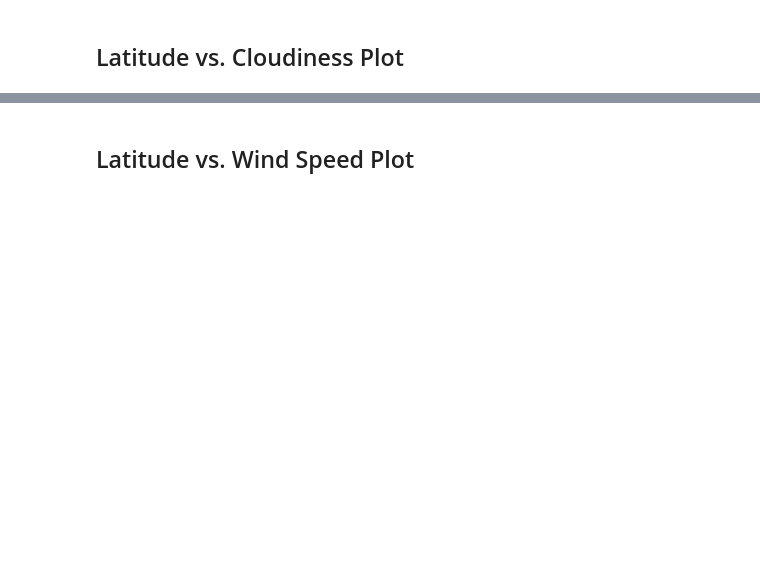
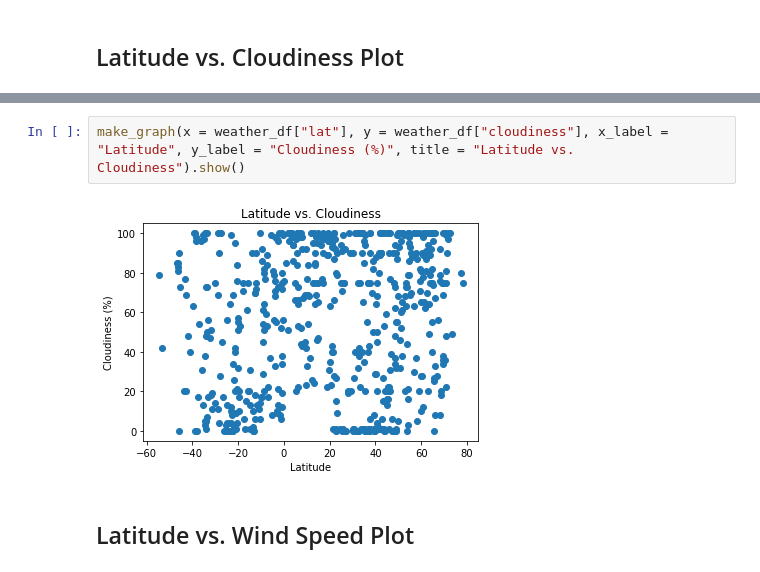
Before and after one commit to engeljason/web_api_playground, a Jupyter notebook: WeatherPy/WeatherPy.ipynb, the cells around one changed output, grey strips where cells are left out. Drawn from its saved outputs; the diff is of its cells as text; blank space fills up the shorter version.

```diff
--- a/WeatherPy/WeatherPy.ipynb
+++ b/WeatherPy/WeatherPy.ipynb
@@ -185,2 +128,6 @@ weather_df.plot(kind = "scatter", x="lat", y="humidity")
+# %%
+make_graph(x = weather_df["lat"], y = weather_df["cloudiness"], x_label = "Latitude", y_label = "Cloudiness (%)", title = "Latitude vs. Cloudiness").show()
+# %% [output]
+[figure, added]
 # %% [markdown]
 ## Latitude vs. Wind Speed Plot
```
Also changed, not shown: parts of 34 cells of this notebook, 1 other file.
